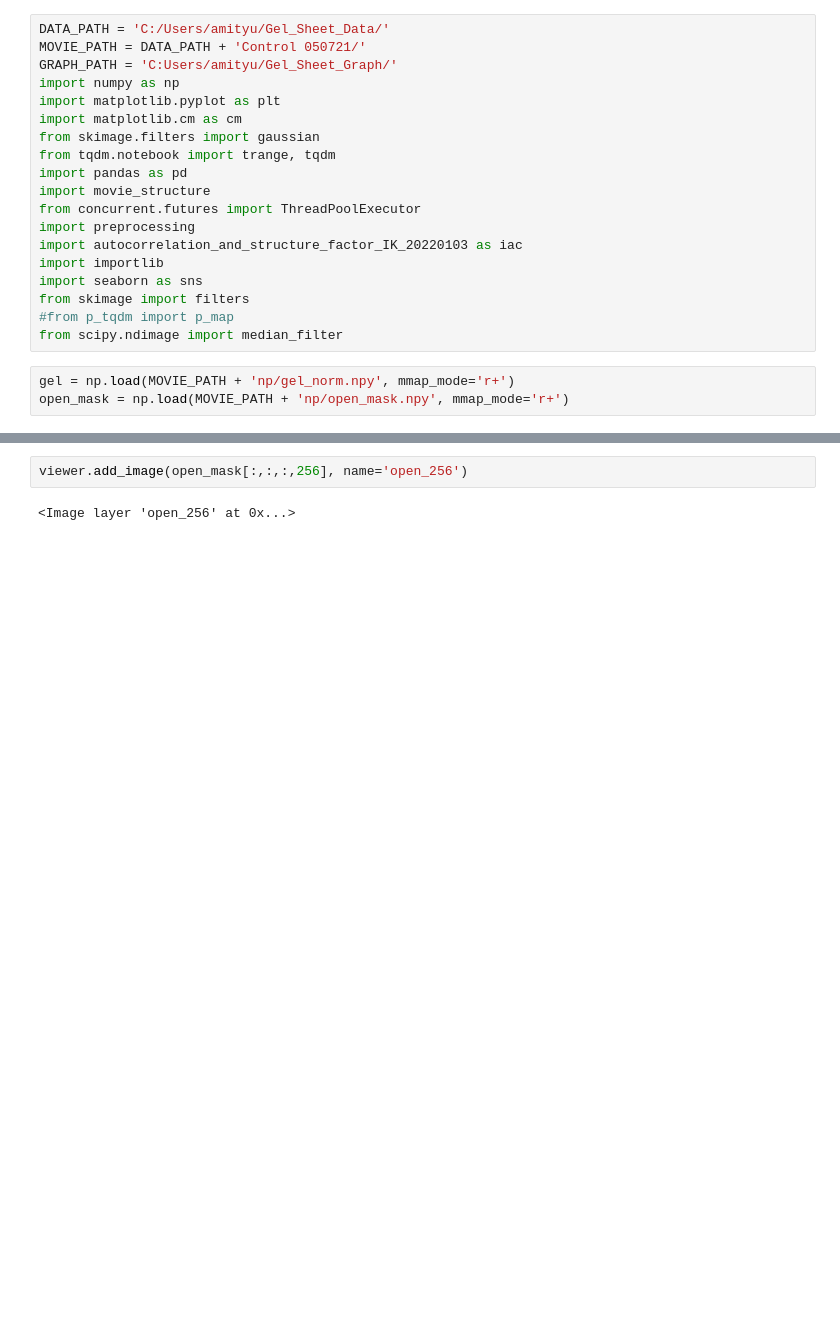
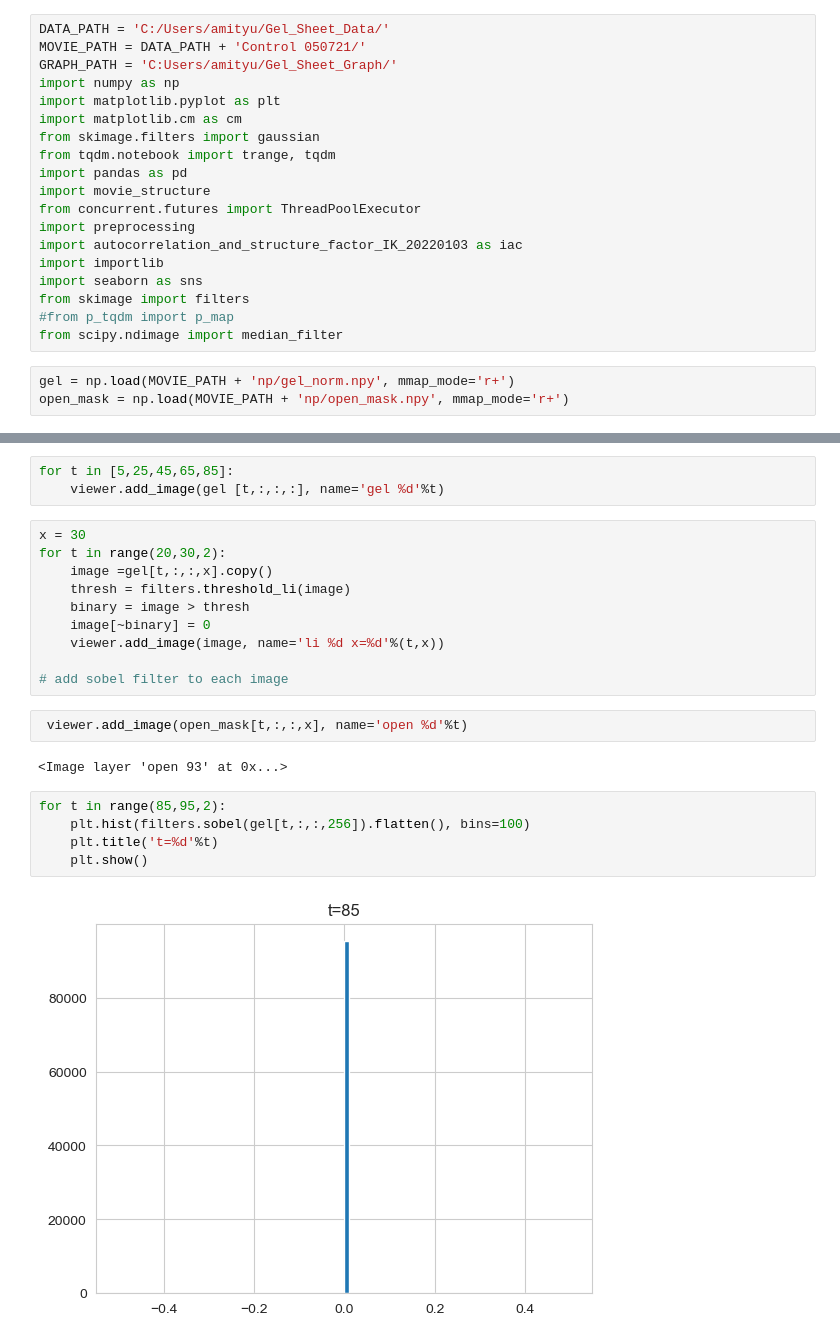
Before and after one commit to amityu/gel_sheets, a Jupyter notebook: napari_notebook.ipynb, the cells around one changed output, grey strips where cells are left out. Cells and saved outputs as stored; diff of their text form; blank space fills up the shorter version.

```diff
--- a/napari_notebook.ipynb
+++ b/napari_notebook.ipynb
@@ -50,4 +48,24 @@ viewer.add_image(open_mask[:,:,:,30], name='open_30')
-# %%
-viewer.add_image(open_mask[:,:,:,256], name='open_256')
-# %% [output]
-<Image layer 'open_256' at 0x...>
+# %%
+for t in [5,25,45,65,85]:
+    viewer.add_image(gel [t,:,:,:], name='gel %d'%t)
+# %%
+x = 30
+for t in range(20,30,2):
+    image =gel[t,:,:,x].copy()
+    thresh = filters.threshold_li(image)
+    binary = image > thresh
+    image[~binary] = 0
+    viewer.add_image(image, name='li %d x=%d'%(t,x))
+
+# add sobel filter to each image
+# %%
+ viewer.add_image(open_mask[t,:,:,x], name='open %d'%t)
+# %% [output]
+<Image layer 'open 93' at 0x...>
+# %%
+for t in range(85,95,2):
+    plt.hist(filters.sobel(gel[t,:,:,256]).flatten(), bins=100)
+    plt.title('t=%d'%t)
+    plt.show()
+# %% [output]
+[figure, added]
```
Also changed, not shown: parts of 6 cells of this notebook, 2 other files.
